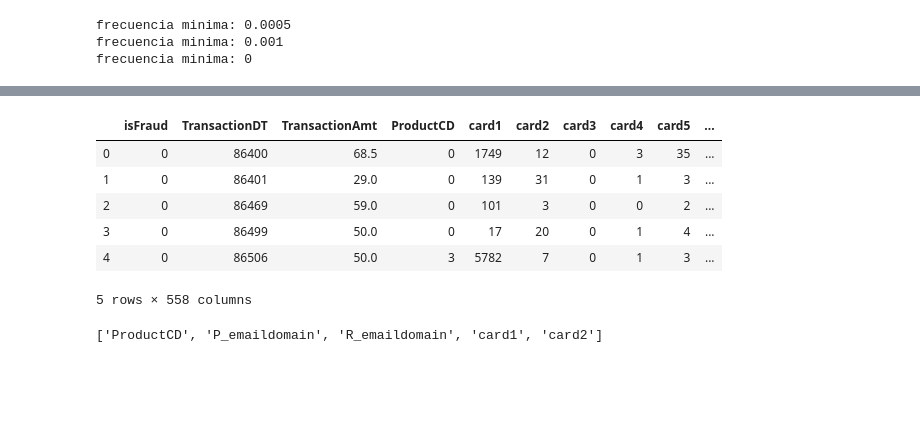
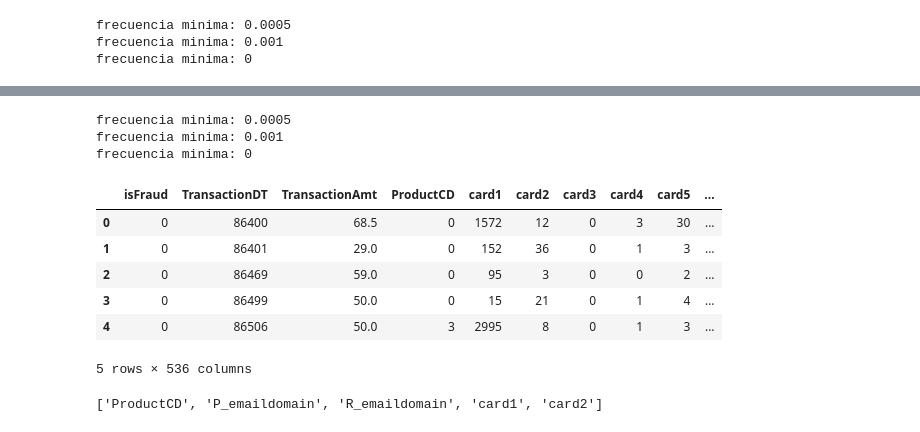
Before and after one commit to rodgomrod/kaggle_ieee_fraud, a Jupyter notebook: train_test_generator.ipynb, the cells around one changed output, grey strips where cells are left out. Drawn from its saved outputs; the diff is of its cells as text; code cells hidden in the pictures; blank space fills up the shorter version.

```diff
--- a/train_test_generator.ipynb
+++ b/train_test_generator.ipynb
@@ -678,4 +689,6 @@ len(new_cat_ft)
 # %%
 train_syn['device_version'] = train_syn['device_version'].replace([np.nan, None], 'U')
 test_syn['device_version'] = test_syn['device_version'].replace([np.nan, None], 'U')
+# %%
+df['device_version'] = df['device_version'].replace([np.nan, None], 'U')
 # %%
@@ -723,5 +736,3 @@ def freq_encoder2_test(df, label, dict_fe):
             dict_fe[v] = max_val+1
 
     return dict_fe
-# %%
-dict_fe, _d_type = freq_encoder2(train_syn, 'addr1')
@@ -732,5 +739,3 @@ _d_type
-# %%
-dict_fe_test = freq_encoder2_test(test_syn, 'addr1', dict_fe)
 # %%
 fr = 0.0005
 print('frecuencia minima: {}'.format(fr))
@@ -767,11 +791,33 @@ frecuencia minima: 0
+# %%
+fr = 0.0005
+print('frecuencia minima: {}'.format(fr))
+for ft in new_cat_ft:
+    dict_fe, _d_type = freq_encoder2(df, ft, fr)
+    df[ft+'_fe1'] = df[ft].apply(lambda x: dict_fe[x]).astype(_d_type)
+
+fr = 0.001
+print('frecuencia minima: {}'.format(fr))
+for ft in new_cat_ft:
+    dict_fe, _d_type = freq_encoder2(df, ft, fr)
+    df[ft+'_fe2'] = df[ft].apply(lambda x: dict_fe[x]).astype(_d_type)
+
+fr = 0
+print('frecuencia minima: {}'.format(fr))
+for ft in new_cat_ft:
+    dict_fe, _d_type = freq_encoder2(df, ft, fr)
+    df[ft] = df[ft].apply(lambda x: dict_fe[x]).astype(_d_type)
+# %% [output]
+frecuencia minima: 0.0005
+frecuencia minima: 0.001
+frecuencia minima: 0
 # %%
-train_syn.head()
+df.head()
 # %% [output]
 |  | isFraud | TransactionDT | TransactionAmt | ProductCD | card1 | card2 | card3 | card4 | card5 | ... |
-| 0 | 0 | 86400 | 68.5 | 0 | 1749 | 12 | 0 | 3 | 35 | ... |
-| 1 | 0 | 86401 | 29.0 | 0 | 139 | 31 | 0 | 1 | 3 | ... |
-| 2 | 0 | 86469 | 59.0 | 0 | 101 | 3 | 0 | 0 | 2 | ... |
-| 3 | 0 | 86499 | 50.0 | 0 | 17 | 20 | 0 | 1 | 4 | ... |
-| 4 | 0 | 86506 | 50.0 | 3 | 5782 | 7 | 0 | 1 | 3 | ... |
+| 0 | 0 | 86400 | 68.5 | 0 | 1572 | 12 | 0 | 3 | 30 | ... |
+| 1 | 0 | 86401 | 29.0 | 0 | 152 | 36 | 0 | 1 | 3 | ... |
+| 2 | 0 | 86469 | 59.0 | 0 | 95 | 3 | 0 | 0 | 2 | ... |
+| 3 | 0 | 86499 | 50.0 | 0 | 15 | 21 | 0 | 1 | 4 | ... |
+| 4 | 0 | 86506 | 50.0 | 3 | 2995 | 8 | 0 | 1 | 3 | ... |
-5 rows × 558 columns
+5 rows × 536 columns
 # %%
```
Also changed, not shown: parts of 18 cells of this notebook, 7 other files.
